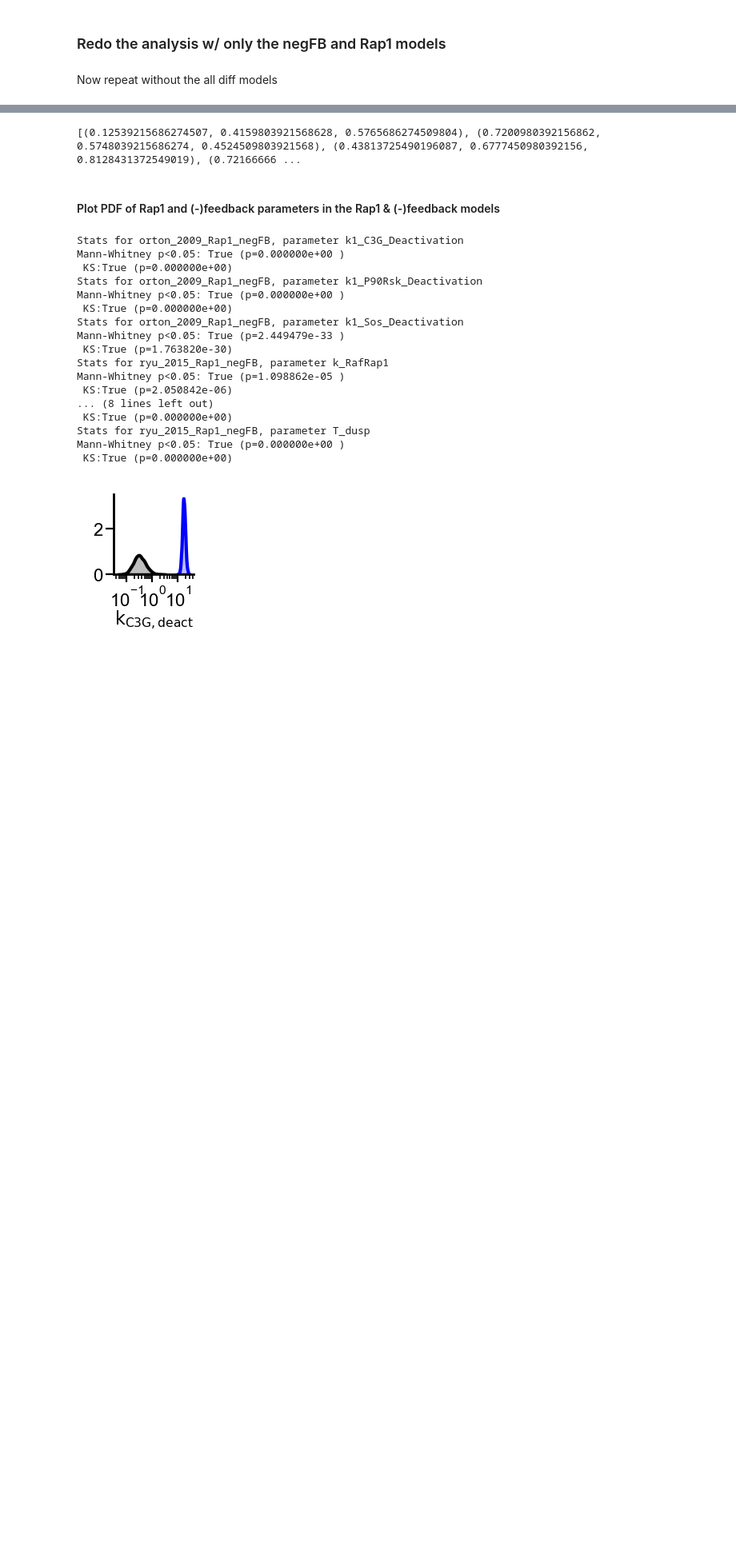
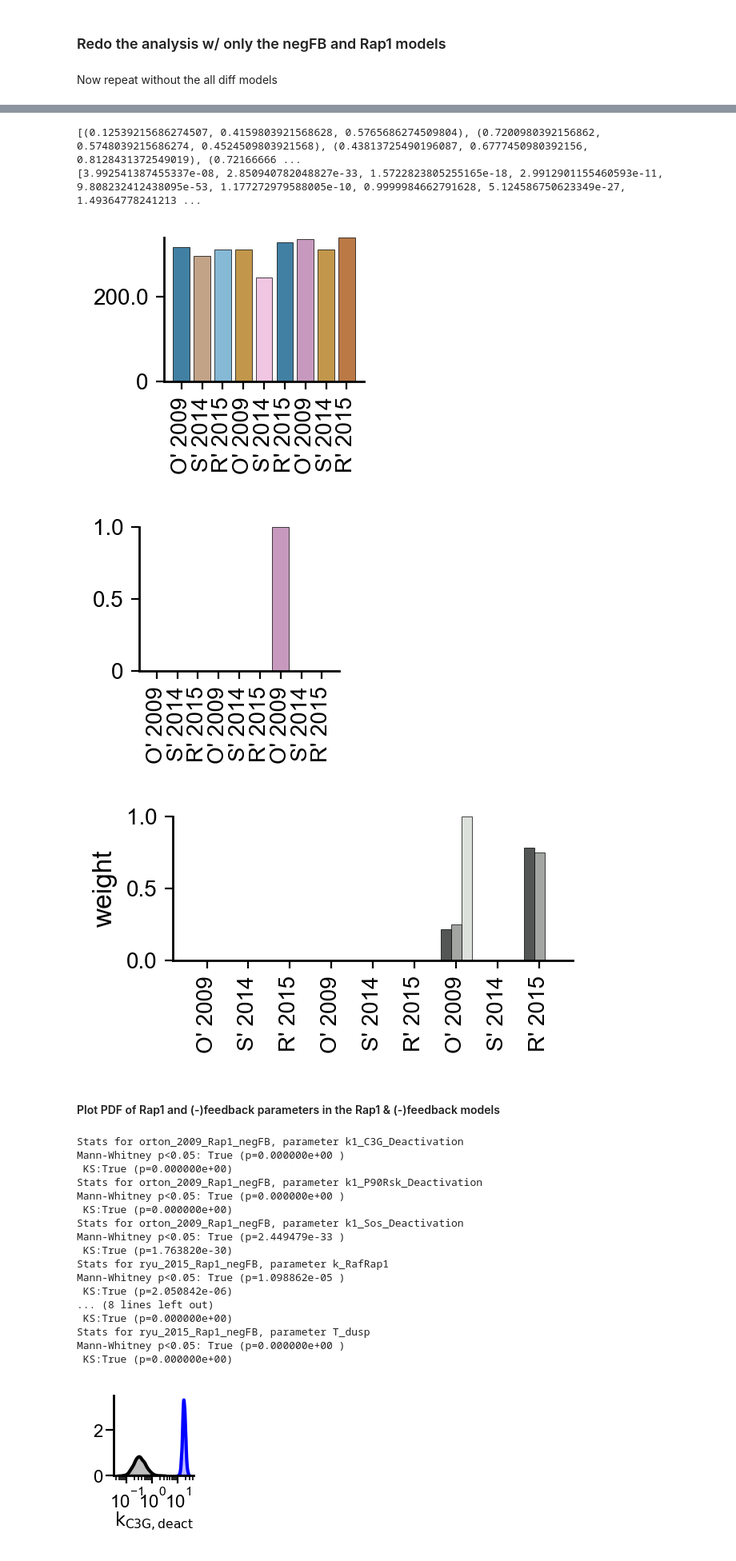
Before and after one commit to RangamaniLabUCSD/multimodel-inference, a Jupyter notebook: src/MAPK/multimodel_inference/Keyes_location_diff_MMI.ipynb, the cells around one changed output, grey strips where cells are left out. Shown at 80% size. Saved outputs shown, nothing was run; the diff lists cells and outputs as text; code cells hidden in the pictures; blank space fills up the shorter version.

```diff
--- a/src/MAPK/multimodel_inference/Keyes_location_diff_MMI.ipynb
+++ b/src/MAPK/multimodel_inference/Keyes_location_diff_MMI.ipynb
@@ -559,6 +578,12 @@ ax.set_yticks([0, 200.0])
 ax.set_yticklabels([0, 200.0], fontsize=10.0)
 fig.savefig(savedir + 'rap1negFB_subset_elpd_loo.pdf', transparent=True)
 
+dat_df = pd.DataFrame({
+    'model': model_subset,
+    'elpd': dat,})
+dat_df.to_csv(savedir + 'rap1negFB_subset_elpd_loo.csv', index=False)
+
+
 # Model probs
 dat = [model_probs_subset[model] for model in model_subset]
 fig, ax = get_sized_fig_ax(1.25, 0.9)
@@ -573,37 +598,54 @@ ax.set_ylim([0, 1.0])
 ax.set_yticks([0, 0.5, 1.0])
 ax.set_yticklabels([0, 0.5, 1.0], fontsize=10.0)
 fig.savefig(savedir + 'rap1negFB_subset_model_probs.pdf', transparent=True)
+
+dat_df = pd.DataFrame({
+    'model': model_subset,
+    'model_prob': dat,})
+dat_df.to_csv(savedir + 'rap1negFB_subset_model_probs.csv', index=False)
 
 # model weights
 x = np.arange(9)  # the label locations
 width = 0.25  # the width of the bars
 multiplier = 0
 
 stack = [compare_data_loo_stack['weight'][model] for model in model_subset]
 pBMA = [compare_data_loo_pbma['weight'][model] for model in model_subset]
 bma = [model_probs_subset[model] for model in model_subset]
 
 print(bma)
 fig, ax = get_sized_fig_ax(2.5, 0.9)
 for dat, name, col in zip([pBMA, stack, bma], ['pBMA','stacking','BMA',], [colors[-3], colors[-2], colors[-1]]):
     offset = width * multiplier
     bar = ax.bar(x + offset, dat, width, label=name, color=col, edgecolor='k', alpha=0.85)
     # ax.bar_label(bar, padding=3)
     multiplier += 1
 
 ax.set_ylabel('model weight', fontsize=12)
 ax.set_xticks(x + width, model_subset_names)
 ax.set_yticks([0.0, 0.5, 1.0])
 ax.set_yticklabels(['0.0', '0.5', '1.0'], fontsize=10.0)
 leg = ax.legend(loc='center', fontsize=8.0, bbox_to_anchor=(0.5, 1.3), ncol=1)
 leg.remove()
 
 ax.set_ylabel(r'weight', fontsize=12)
 ax.set_xticklabels(model_subset_names, rotation=90, fontsize=10.0)
 ax.set_ylim([0, 1.0])
 fig.savefig(savedir  + 'rap1negFB_subset_model_weights.pdf', transparent=True)
+
+weight_df = pd.DataFrame({
+    'model': model_subset,
+    'pBMA_weight': pBMA,
+    'stacking_weight': stack,
+    'BMA_weight': bma
+})
+weight_df.to_csv(savedir + 'rap1negFB_subset_model_weights.csv', index=False)
 # %% [output]
 [(0.12539215686274507, 0.4159803921568628, 0.5765686274509804), (0.7200980392156862, 0.5748039215686274, 0.4524509803921568), (0.43813725490196087, 0.6777450980392156, 0.8128431372549019), (0.72166666 ...
+[3.992541387455337e-08, 2.850940782048827e-33, 1.5722823805255165e-18, 2.9912901155460593e-11, 9.808232412438095e-53, 1.177272979588005e-10, 0.9999984662791628, 5.124586750623349e-27, 1.49364778241213 ...
+[figure, added]
+[figure, added]
+[figure, added]
 # %% [markdown]
 #### Plot PDF of Rap1 and (-)feedback parameters in the Rap1 & (-)feedback models
 # %%
```
Also changed, not shown: parts of 5 cells of this notebook.
